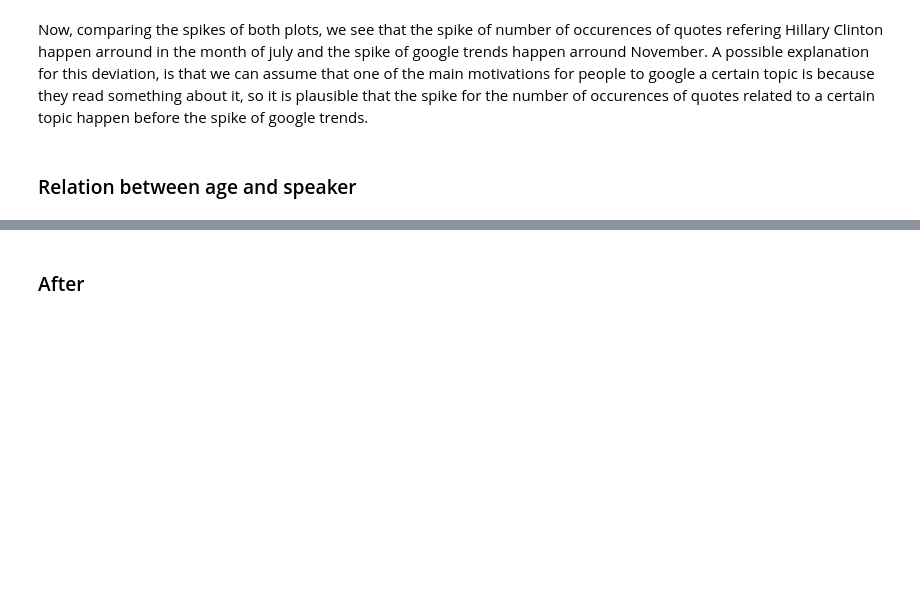
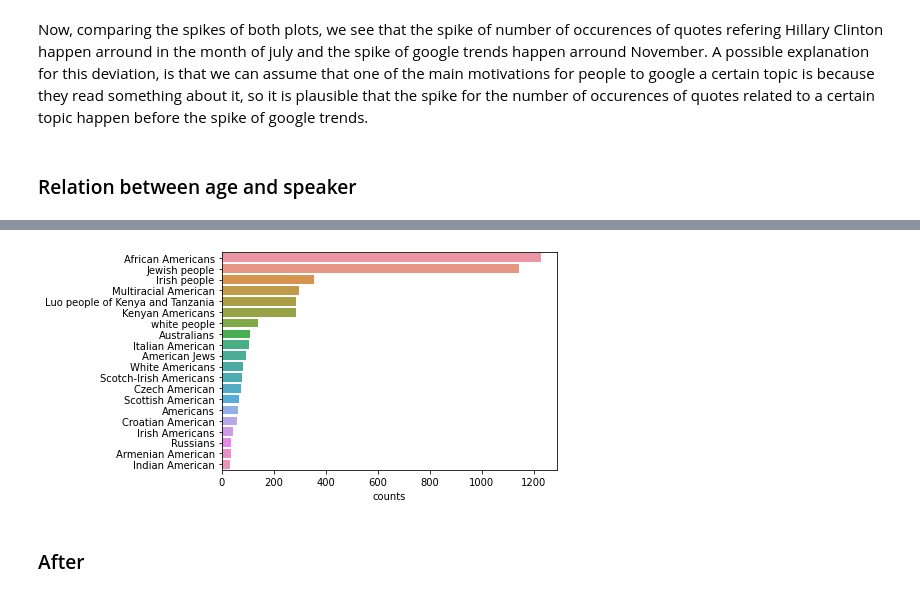
Before and after one commit to lucarossi9/Applied-Data-Analysis-project, a Jupyter notebook: Project2.ipynb, the cells around one changed output, grey strips where cells are left out. Drawn from its saved outputs; the diff is of its cells as text; code cells hidden in the pictures; blank space fills up the shorter version.

```diff
--- a/Project2.ipynb
+++ b/Project2.ipynb
@@ -244,0 +270,18 @@ Now, comparing the spikes of both plots, we see that the spike of number of occu
+# %%
+ethnic_Clinton_speaker_values = speaker_attributes_updated.iloc[Clinton_atributes["authorId"]]["ethnic_group"]
+
+df_Clinton_ethnic = pd.DataFrame()
+df_Clinton_ethnic["ethnic"] = ethnic_Clinton_speaker_values
+
+df_Clinton_ethnic = df_Clinton_ethnic[pd.notna(df_Clinton_ethnic["ethnic"])]
+# %%
+list_Clinton_ethnic = []
+
+for ethnic_list in df_Clinton_ethnic["ethnic"]:
+    for ethnic in ethnic_list:
+        list_Clinton_ethnic.append(ethnic)
+
+Clinton_ethnic = pd.DataFrame(list_Clinton_ethnic)
+Clinton_ethnic_counts = Clinton_ethnic.value_counts()
+Clinton_ethnic_values = Clinton_ethnic_counts[Clinton_ethnic_counts > 30]
+Clinton_ethnic_values
@@ -245,3 +306,13 @@ Now, comparing the spikes of both plots, we see that the spike of number of occu
+# %%
+Clinton_ethnic_plot_values = pd.DataFrame()
+Clinton_ethnic_plot_values["counts"] = Clinton_ethnic_values
+Clinton_ethnic_plot_values = Clinton_ethnic_plot_values.reset_index(level=0)
+Clinton_ethnic_plot_values = Clinton_ethnic_plot_values.rename(columns={0:"ethnic"})
+# %%
+ethnic_Clinton_hist = sns.barplot(x=Clinton_ethnic_plot_values["counts"], y=Clinton_ethnic_plot_values["ethnic"].values, data=Clinton_ethnic_plot_values)
+plt.show()
+# %% [output]
+[figure, added]
 # %% [markdown]
 ### After
 # %%
```
Also changed, not shown: parts of 9 cells of this notebook.
